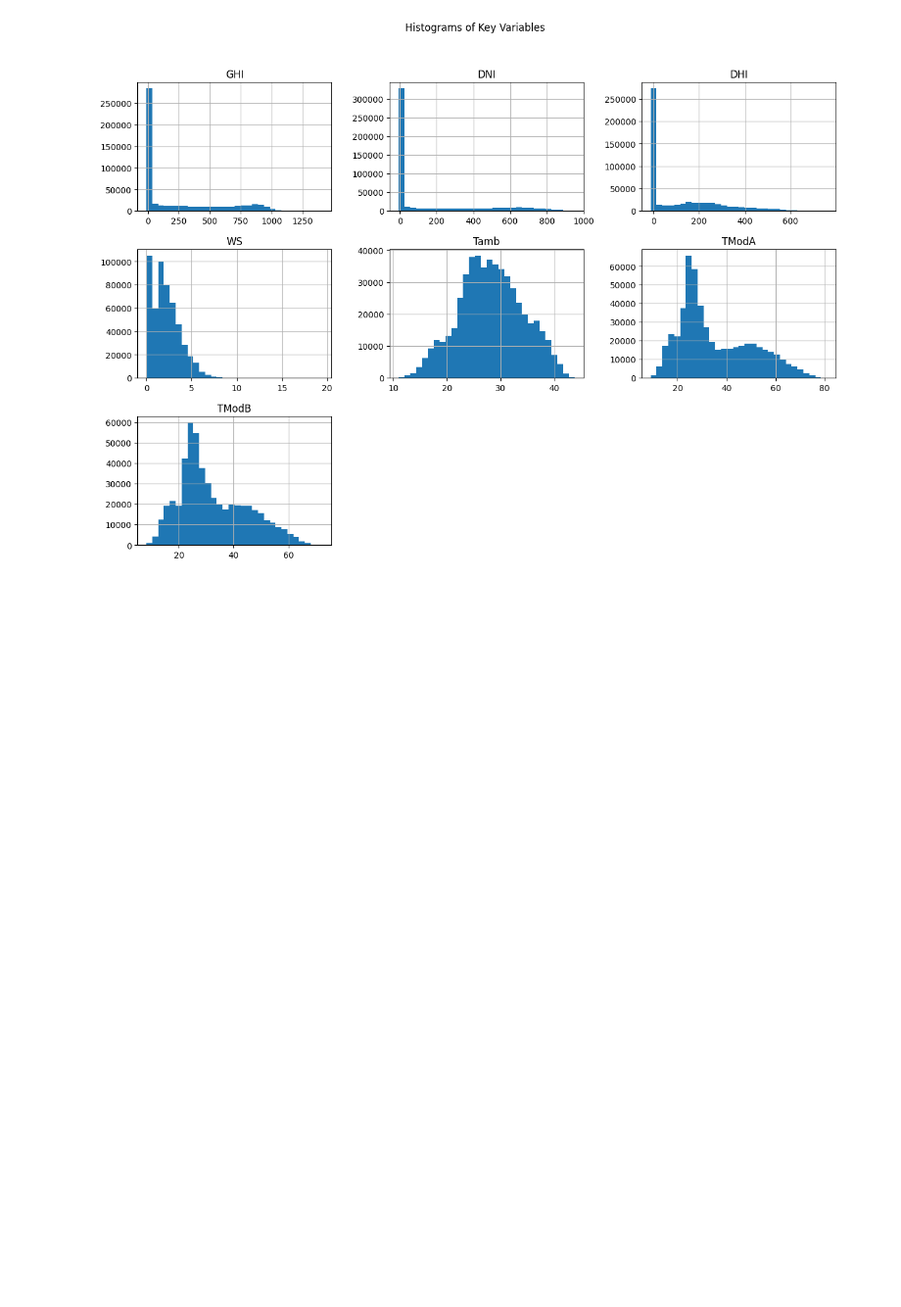
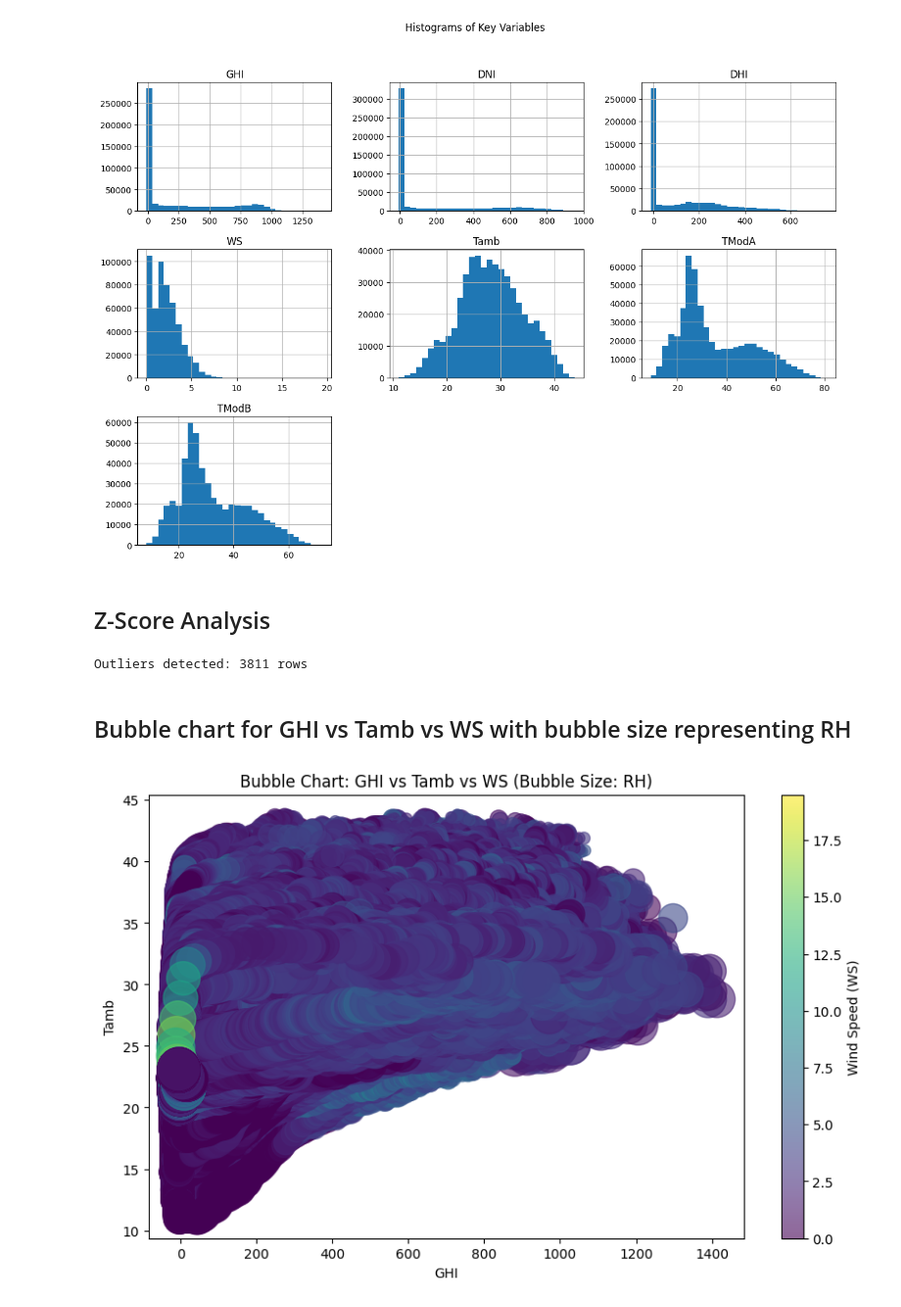
Before and after one commit to doffn/week_0_EDA, a Jupyter notebook: notebooks/week_0.ipynb, the cells around one changed output. Shown at 98% size. Drawn from its saved outputs; the diff is of its cells as text; code cells hidden in the pictures; blank space fills up the shorter version.

```diff
--- a/notebooks/week_0.ipynb
+++ b/notebooks/week_0.ipynb
@@ -319,3 +320,24 @@ plt.suptitle('Histograms of Key Variables')
 plt.show()
 # %% [output]
 [figure]
+# %% [markdown]
+## Z-Score Analysis
+# %%
+# Calculate Z-scores for GHI, DNI, DHI, Tamb
+z_scores = data[['GHI', 'DNI', 'DHI', 'Tamb']].apply(zscore)
+outliers = (z_scores.abs() > 3).any(axis=1)
+print(f"Outliers detected: {outliers.sum()} rows")
+# %% [output]
+Outliers detected: 3811 rows
+# %% [markdown]
+## Bubble chart for GHI vs Tamb vs WS with bubble size representing RH
+# %%
+plt.figure(figsize=(10, 6))
+plt.scatter(data['GHI'], data['Tamb'], s=data['RH']*10, c=data['WS'], alpha=0.6, cmap='viridis')
+plt.colorbar(label='Wind Speed (WS)')
+plt.xlabel('GHI')
+plt.ylabel('Tamb')
+plt.title('Bubble Chart: GHI vs Tamb vs WS (Bubble Size: RH)')
+plt.show()
+# %% [output]
+[figure, added]
```
Also changed, not shown: parts of 5 cells of this notebook, 1 other file.
